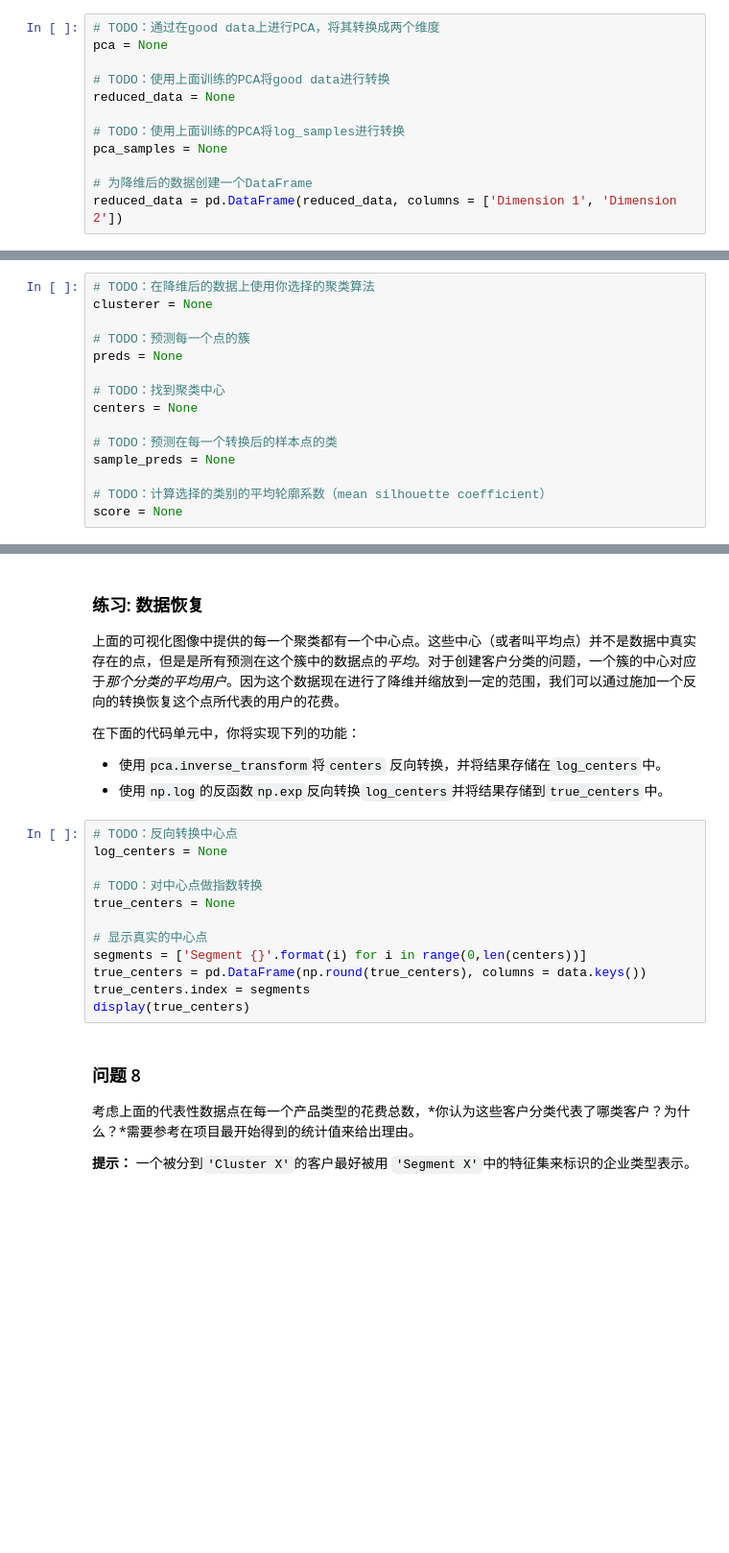
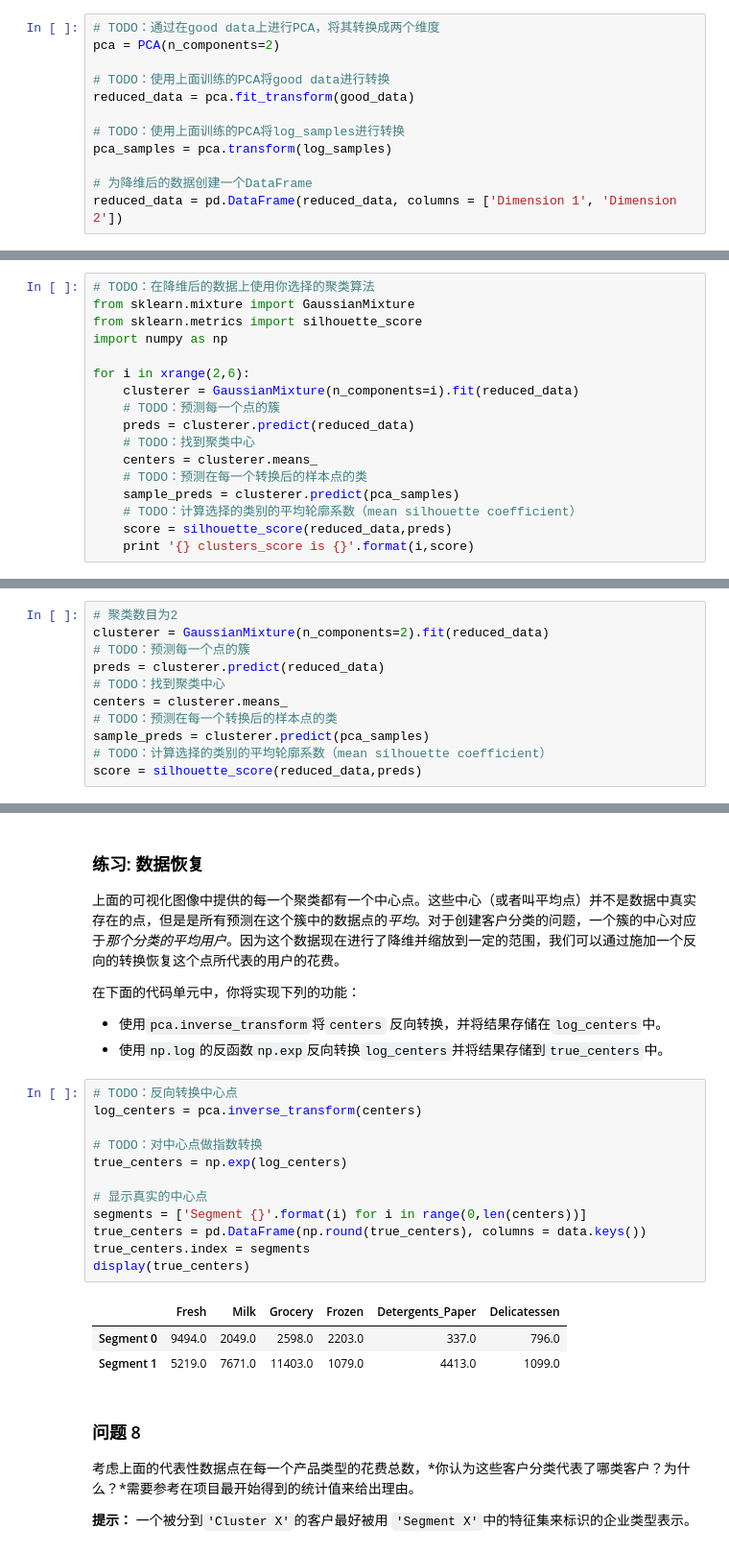
Before and after one commit to sshhan/reflections, a Jupyter notebook: creating_customer_segments-master/customer_segments.ipynb, the cells around one changed output, grey strips where cells are left out. Shown: that part at 96% size. Drawn from its saved outputs; the diff is of its cells as text; blank space fills up the shorter version.

```diff
--- a/creating_customer_segments-master/customer_segments.ipynb
+++ b/creating_customer_segments-master/customer_segments.ipynb
@@ -359,13 +358,13 @@ display(pd.DataFrame(np.round(pca_samples, 4), columns = pca_results.index.value
  - 使用`pca.transform`将`log_samples`进行转换，并将结果存储在`pca_samples`中。
 # %%
 # TODO：通过在good data上进行PCA，将其转换成两个维度
-pca = None
+pca = PCA(n_components=2)
 
 # TODO：使用上面训练的PCA将good data进行转换
-reduced_data = None
+reduced_data = pca.fit_transform(good_data)
 
 # TODO：使用上面训练的PCA将log_samples进行转换
-pca_samples = None
+pca_samples = pca.transform(log_samples)
 
 # 为降维后的数据创建一个DataFrame
 reduced_data = pd.DataFrame(reduced_data, columns = ['Dimension 1', 'Dimension 2'])
@@ -410,3 +422,20 @@ vs.biplot(good_data, reduced_data, pca)
  - 预测`pca_samples`中的每一个样本点的类别并将结果赋值到`sample_preds`。
  - 导入sklearn.metrics.silhouette_score包并计算`reduced_data`相对于`preds`的轮廓系数。
    - 将轮廓系数赋值给`score`并输出结果。
+# %%
+# TODO：在降维后的数据上使用你选择的聚类算法
+from sklearn.mixture import GaussianMixture
+from sklearn.metrics import silhouette_score
+import numpy as np
+
+for i in xrange(2,6):
+    clusterer = GaussianMixture(n_components=i).fit(reduced_data)
+    # TODO：预测每一个点的簇
+    preds = clusterer.predict(reduced_data)
+    # TODO：找到聚类中心
+    centers = clusterer.means_
+    # TODO：预测在每一个转换后的样本点的类
+    sample_preds = clusterer.predict(pca_samples)
+    # TODO：计算选择的类别的平均轮廓系数（mean silhouette coefficient）
+    score = silhouette_score(reduced_data,preds)
+    print '{} clusters_score is {}'.format(i,score)
@@ -413,18 +447,14 @@ vs.biplot(good_data, reduced_data, pca)
 # %%
-# TODO：在降维后的数据上使用你选择的聚类算法
-clusterer = None
-
+# 聚类数目为2
+clusterer = GaussianMixture(n_components=2).fit(reduced_data)
 # TODO：预测每一个点的簇
-preds = None
-
+preds = clusterer.predict(reduced_data)
 # TODO：找到聚类中心
-centers = None
-
+centers = clusterer.means_
 # TODO：预测在每一个转换后的样本点的类
-sample_preds = None
-
+sample_preds = clusterer.predict(pca_samples)
 # TODO：计算选择的类别的平均轮廓系数（mean silhouette coefficient）
-score = None
+score = silhouette_score(reduced_data,preds)
 # %% [markdown]
 ### 问题 7
 
@@ -446,16 +479,20 @@ vs.cluster_results(reduced_data, preds, centers, pca_samples)
  - 使用`np.log`的反函数`np.exp`反向转换`log_centers`并将结果存储到`true_centers`中。
 # %%
 # TODO：反向转换中心点
-log_centers = None
+log_centers = pca.inverse_transform(centers)
 
 # TODO：对中心点做指数转换
-true_centers = None
+true_centers = np.exp(log_centers)
 
 # 显示真实的中心点
 segments = ['Segment {}'.format(i) for i in range(0,len(centers))]
 true_centers = pd.DataFrame(np.round(true_centers), columns = data.keys())
 true_centers.index = segments
 display(true_centers)
+# %% [output]
+|  | Fresh | Milk | Grocery | Frozen | Detergents_Paper | Delicatessen |
+| Segment 0 | 9494.0 | 2049.0 | 2598.0 | 2203.0 | 337.0 | 796.0 |
+| Segment 1 | 5219.0 | 7671.0 | 11403.0 | 1079.0 | 4413.0 | 1099.0 |
 # %% [markdown]
 ### 问题 8
 考虑上面的代表性数据点在每一个产品类型的花费总数，*你认为这些客户分类代表了哪类客户？为什么？*需要参考在项目最开始得到的统计值来给出理由。
```
Also changed, not shown: parts of 26 cells of this notebook.
